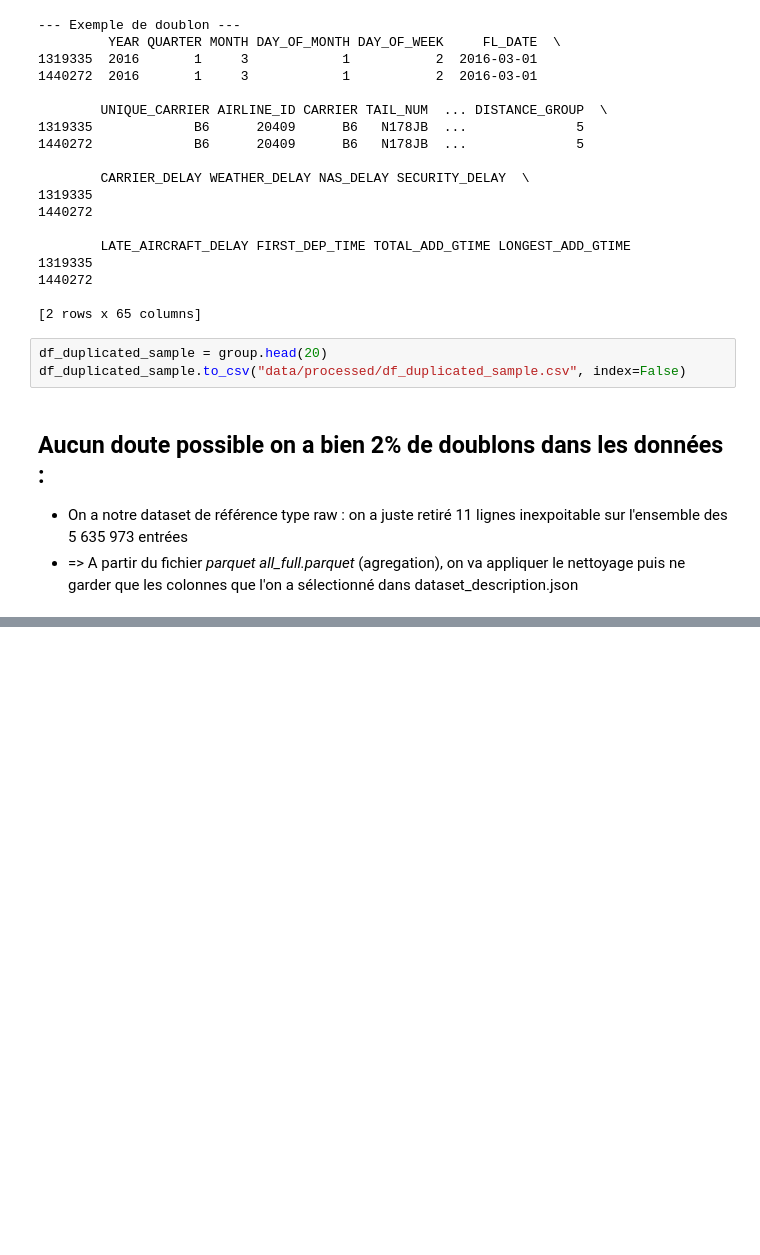
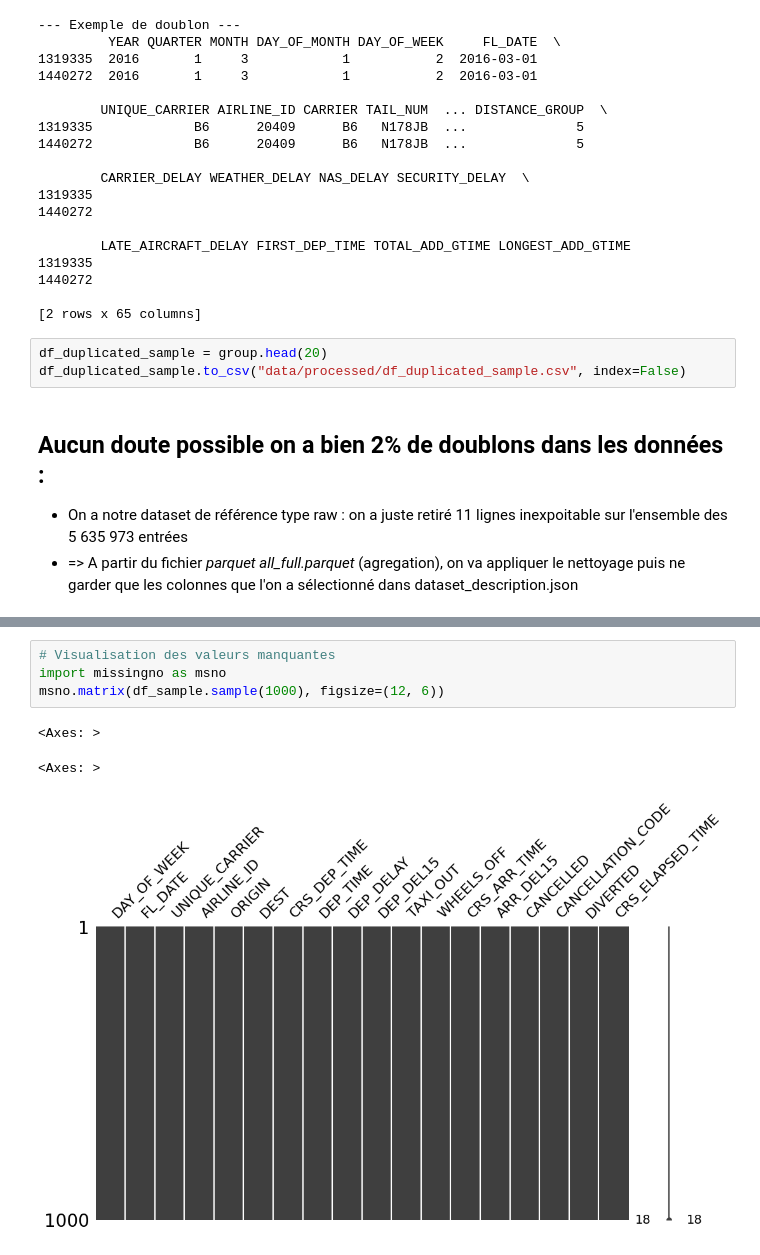
Before and after one commit to gcortier/mod6_1, a Jupyter notebook: database/flights/journal-de-bord.ipynb, the cells around one changed output, grey strips where cells are left out. Saved outputs shown, nothing was run; the diff lists cells and outputs as text; blank space fills up the shorter version.

```diff
--- a/database/flights/journal-de-bord.ipynb
+++ b/database/flights/journal-de-bord.ipynb
@@ -1079,0 +897,8 @@ df_clean.describe()
+# %%
+# Visualisation des valeurs manquantes
+import missingno as msno
+msno.matrix(df_sample.sample(1000), figsize=(12, 6))
+# %% [output]
+<Axes: >
+<Axes: >
+[figure, added]
```
Also changed, not shown: parts of 62 cells of this notebook.
